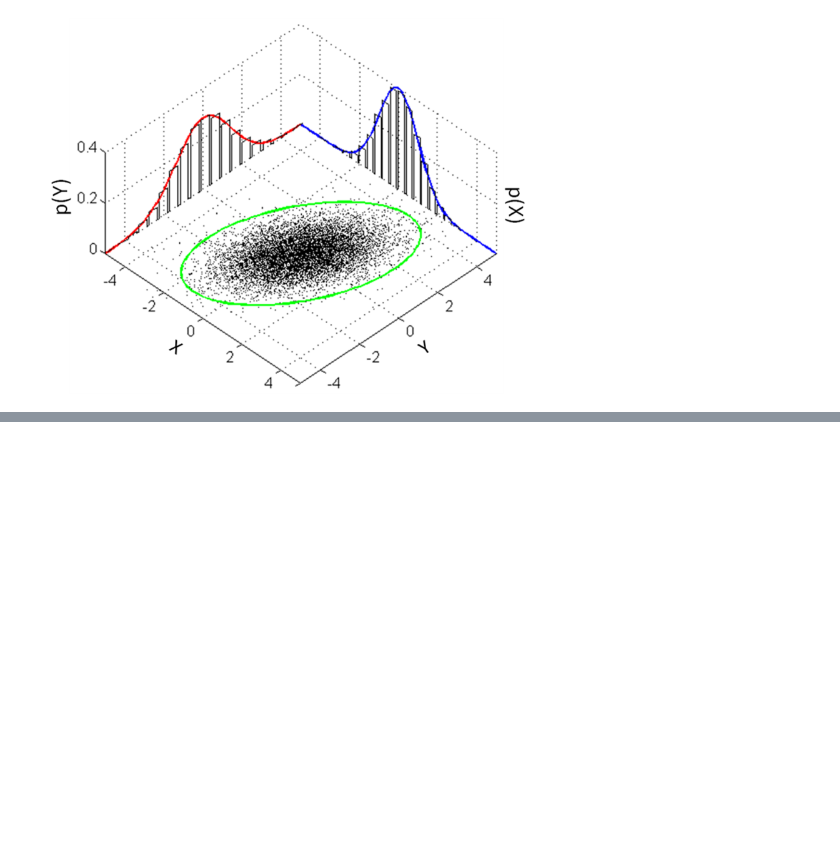
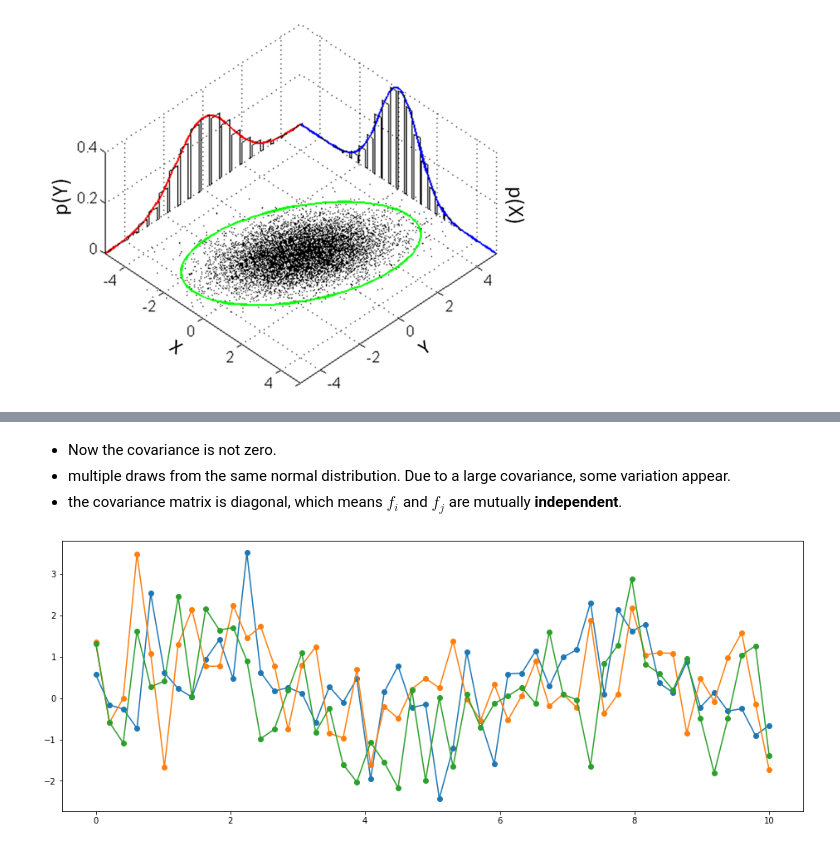
Before and after one commit to yongduek/lectures, a Jupyter notebook: ML_Topics/GP/Intuitive_GP_RitchieVink.ipynb, the cells around one changed output, grey strips where cells are left out. Drawn from its saved outputs; the diff is of its cells as text; code cells hidden in the pictures; blank space fills up the shorter version.

```diff
--- a/ML_Topics/GP/Intuitive_GP_RitchieVink.ipynb
+++ b/ML_Topics/GP/Intuitive_GP_RitchieVink.ipynb
@@ -29,0 +84,12 @@ Image(filename='figs/marginal.png', width=500)
+# %% [markdown]
+- Now the covariance is not zero.
+- multiple draws from the same normal distribution. Due to a large covariance, some variation appear.
+- the covariance matrix is diagonal, which means $f_i$ and $f_j$ are mutually **independent**.
+# %%
+norm = stats.multivariate_normal(mean=np.sin(x), cov=np.eye(n) )
+
+plt.figure(figsize=(16, 6))
+# Taking a sample from the distribution and plotting it.
+[ plt.plot(x, norm.rvs(), 'o-') for _ in range(3) ];
+# %% [output]
+[figure, added]
```
Also changed, not shown: parts of 14 cells of this notebook, 1 other file.
